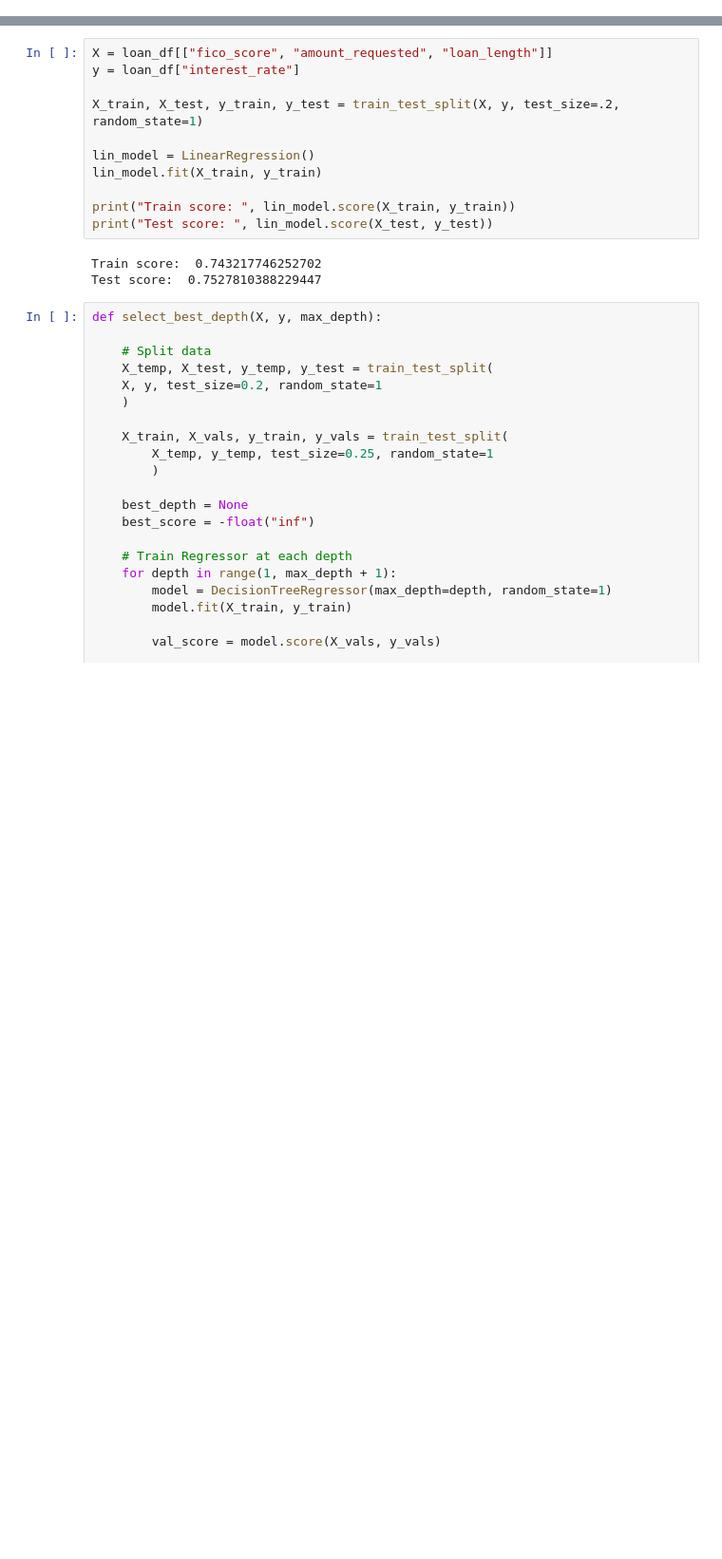
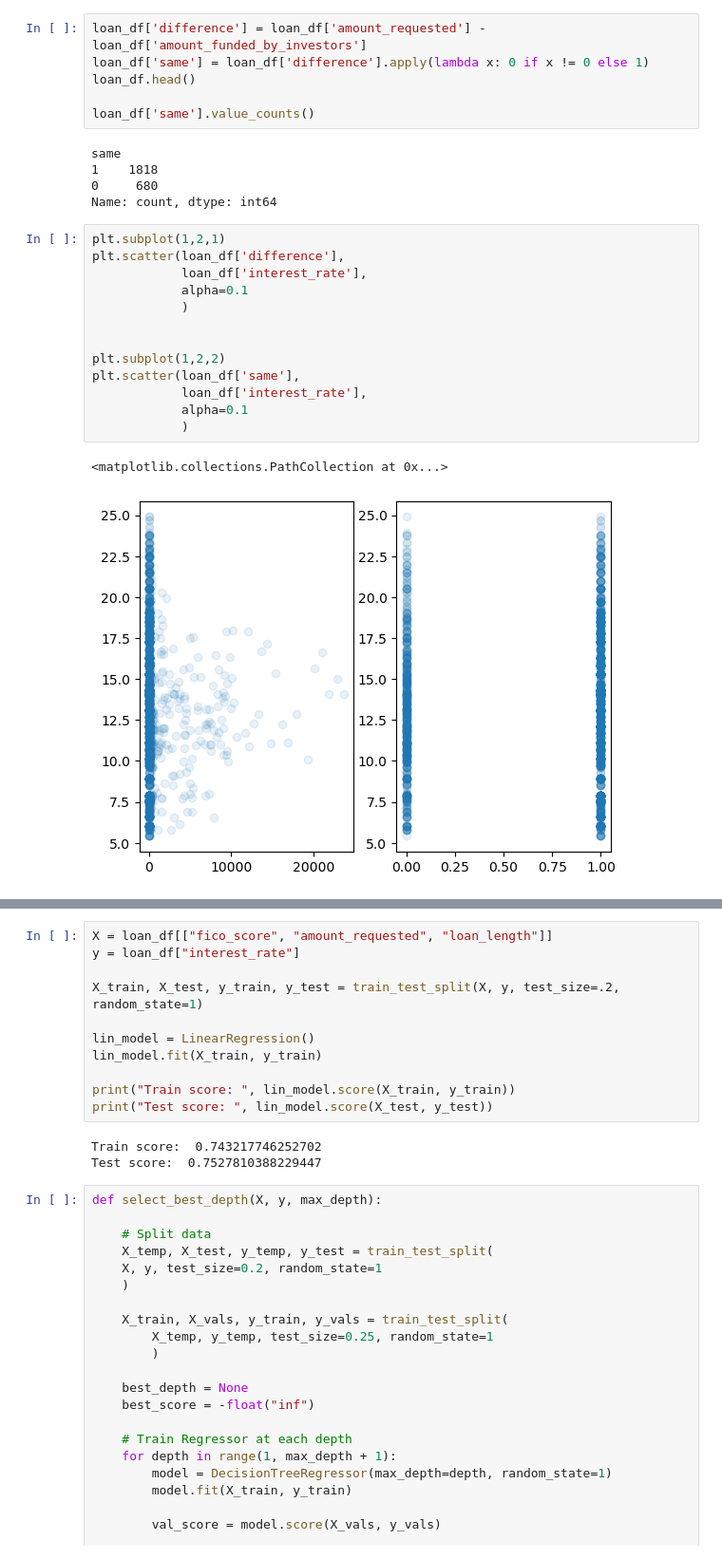
Before and after one commit to BrianFri/CaseInterestRates, a Jupyter notebook: loan.ipynb, the cells around one changed output, grey strips where cells are left out. Shown at 95% size. Saved outputs shown, nothing was run; the diff lists cells and outputs as text; blank space fills up the shorter version.

```diff
--- a/loan.ipynb
+++ b/loan.ipynb
@@ -16,0 +67,27 @@ loan_df["fico_score"] = loan_df["fico_range"].str.split("-").apply(lambda x: x[1
+# %%
+loan_df['difference'] = loan_df['amount_requested'] - loan_df['amount_funded_by_investors']
+loan_df['same'] = loan_df['difference'].apply(lambda x: 0 if x != 0 else 1)
+loan_df.head()
+
+loan_df['same'].value_counts()
+# %% [output]
+same
+1    1818
+0     680
+Name: count, dtype: int64
+# %%
+plt.subplot(1,2,1)
+plt.scatter(loan_df['difference'],
+            loan_df['interest_rate'],
+            alpha=0.1
+            )
+
+
+plt.subplot(1,2,2)
+plt.scatter(loan_df['same'],
+            loan_df['interest_rate'],
+            alpha=0.1
+            )
+# %% [output]
+<matplotlib.collections.PathCollection at 0x...>
+[figure, added]
```
Also changed, not shown: parts of 10 cells of this notebook.
